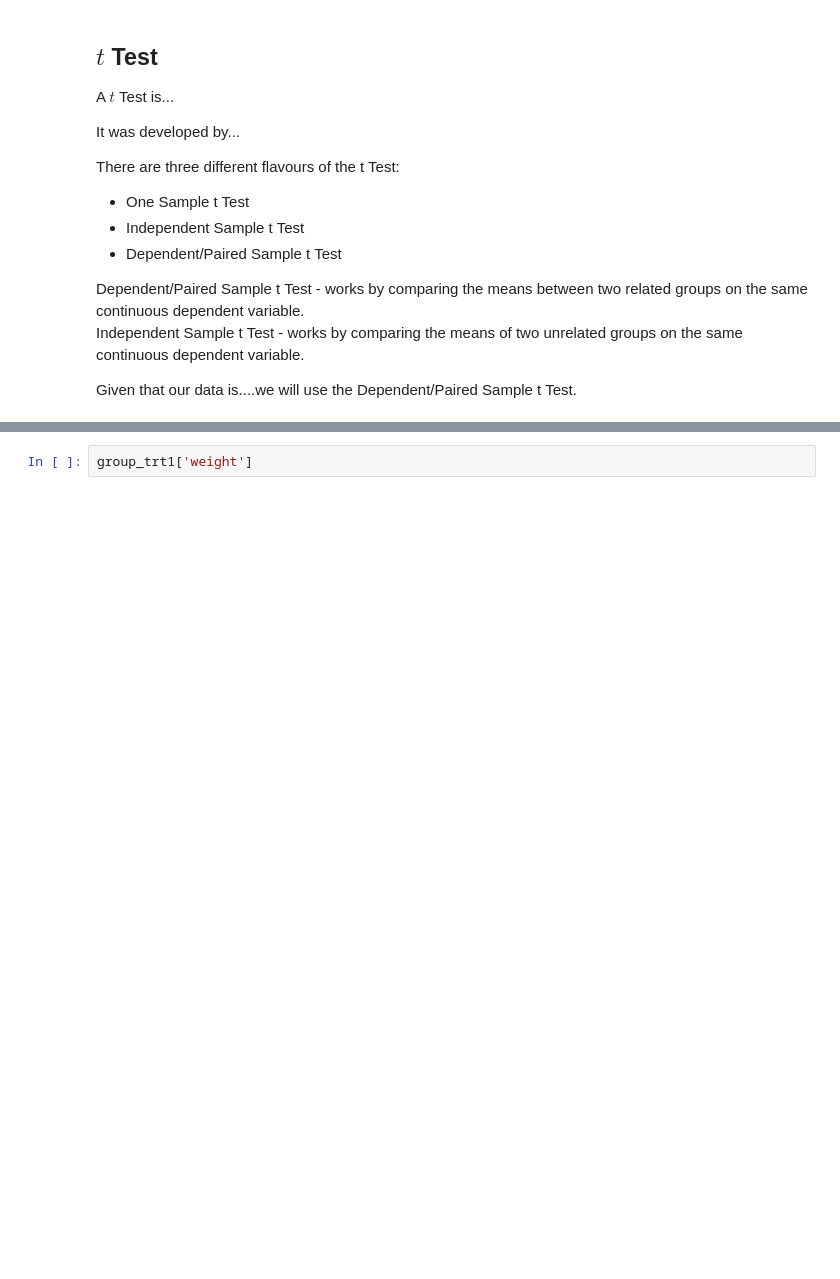
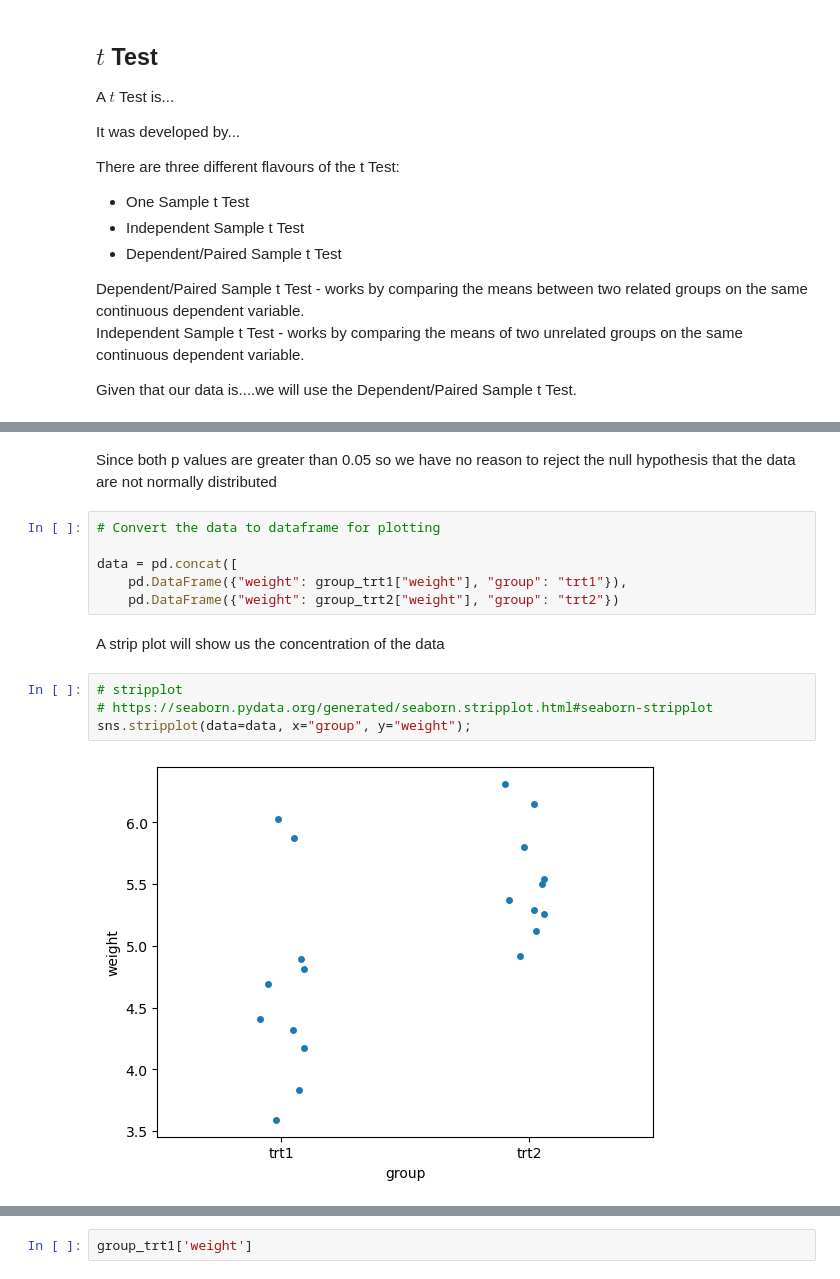
Before and after one commit to PeeBs68/applied_statistics, a Jupyter notebook: project.ipynb, the cells around one changed output, grey strips where cells are left out. Drawn from its saved outputs; the diff is of its cells as text; blank space fills up the shorter version.

```diff
--- a/project.ipynb
+++ b/project.ipynb
@@ -140,0 +192,16 @@ first - check the assumptions above are correct...use plots etc
+# %% [markdown]
+Since both p values are greater than 0.05 so we have no reason to reject the null hypothesis that the data are not normally distributed
+# %%
+# Convert the data to dataframe for plotting
+
+data = pd.concat([
+    pd.DataFrame({"weight": group_trt1["weight"], "group": "trt1"}),
+    pd.DataFrame({"weight": group_trt2["weight"], "group": "trt2"})
+# %% [markdown]
+A strip plot will show us the concentration of the data
+# %%
+# stripplot
+# https://seaborn.pydata.org/generated/seaborn.stripplot.html#seaborn-stripplot
+sns.stripplot(data=data, x="group", y="weight");
+# %% [output]
+[figure, added]
```
Also changed, not shown: parts of 15 cells of this notebook.
